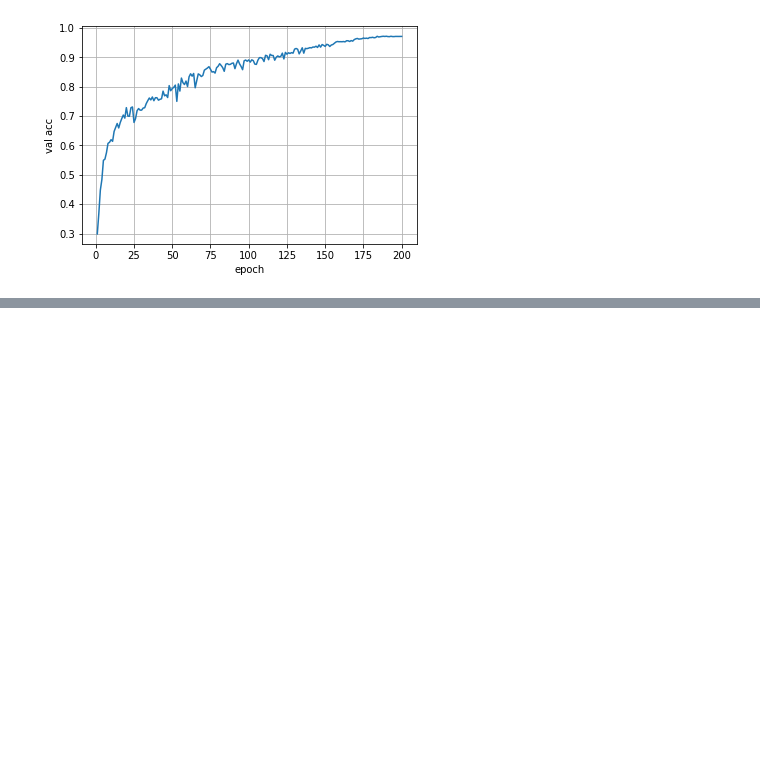
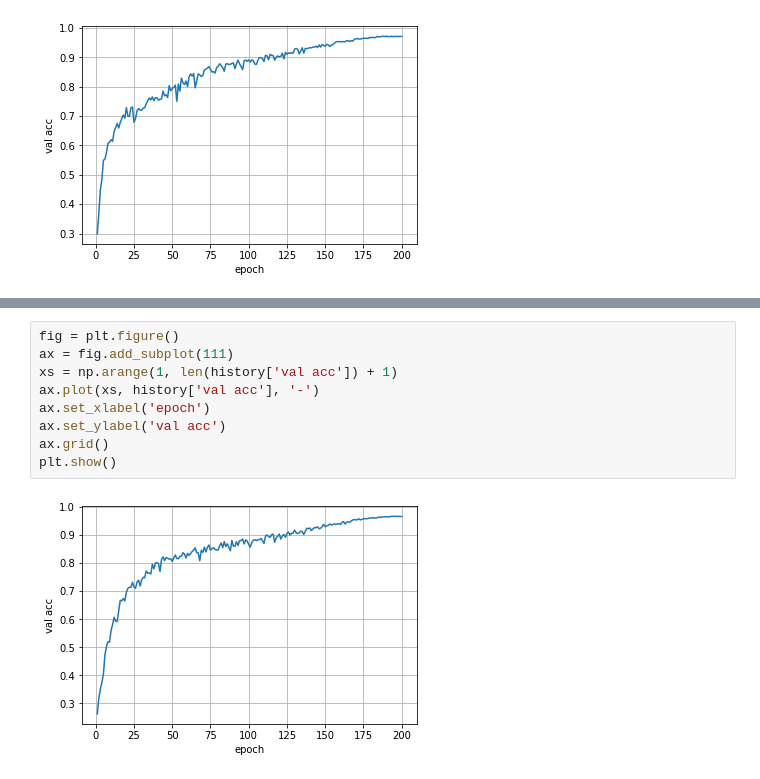
Before and after one commit to JuliusRuseckas/juliusruseckas.github.io, a Jupyter notebook: ml/cifar10-vit.ipynb, the cells around one changed output, grey strips where cells are left out. Cells and saved outputs as stored; diff of their text form; blank space fills up the shorter version.

```diff
--- a/ml/cifar10-vit.ipynb
+++ b/ml/cifar10-vit.ipynb
@@ -440,0 +525,11 @@ plt.show()
+# %%
+fig = plt.figure()
+ax = fig.add_subplot(111)
+xs = np.arange(1, len(history['val acc']) + 1)
+ax.plot(xs, history['val acc'], '-')
+ax.set_xlabel('epoch')
+ax.set_ylabel('val acc')
+ax.grid()
+plt.show()
+# %% [output]
+[figure, added]
```
Also changed, not shown: parts of 7 cells of this notebook, 1 other file.
